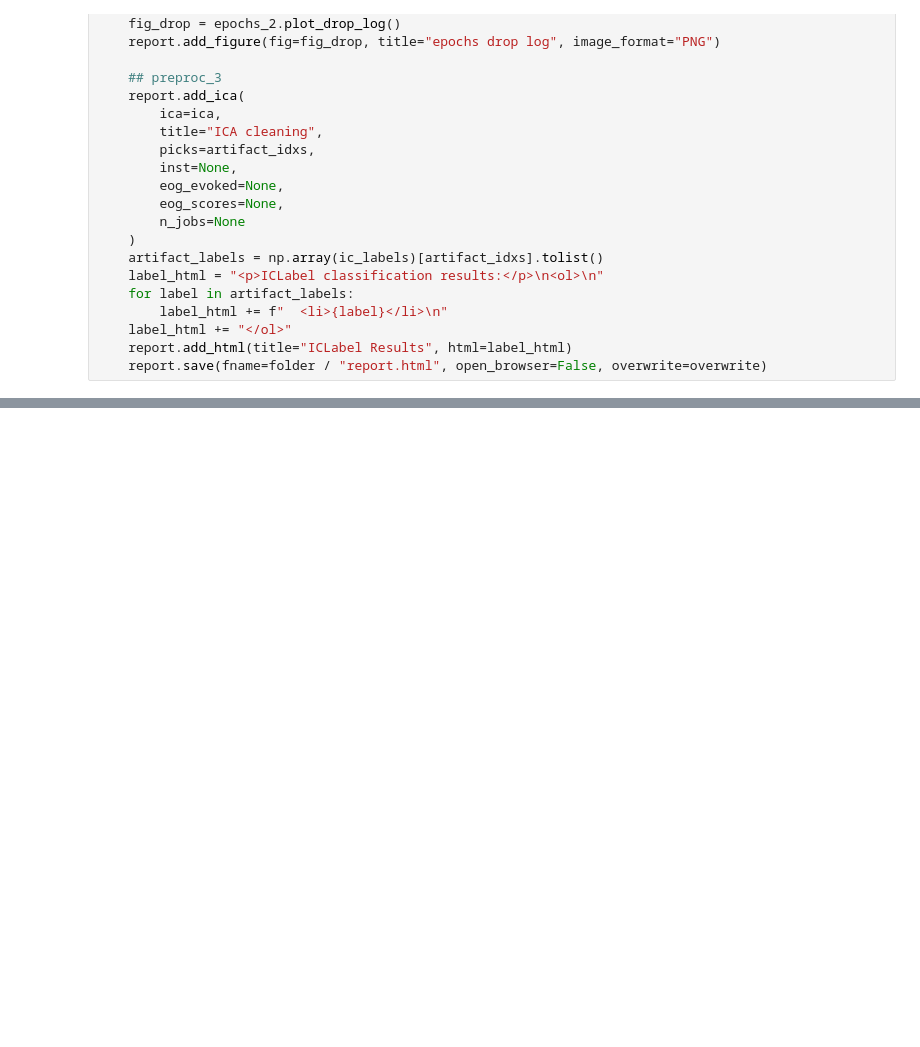
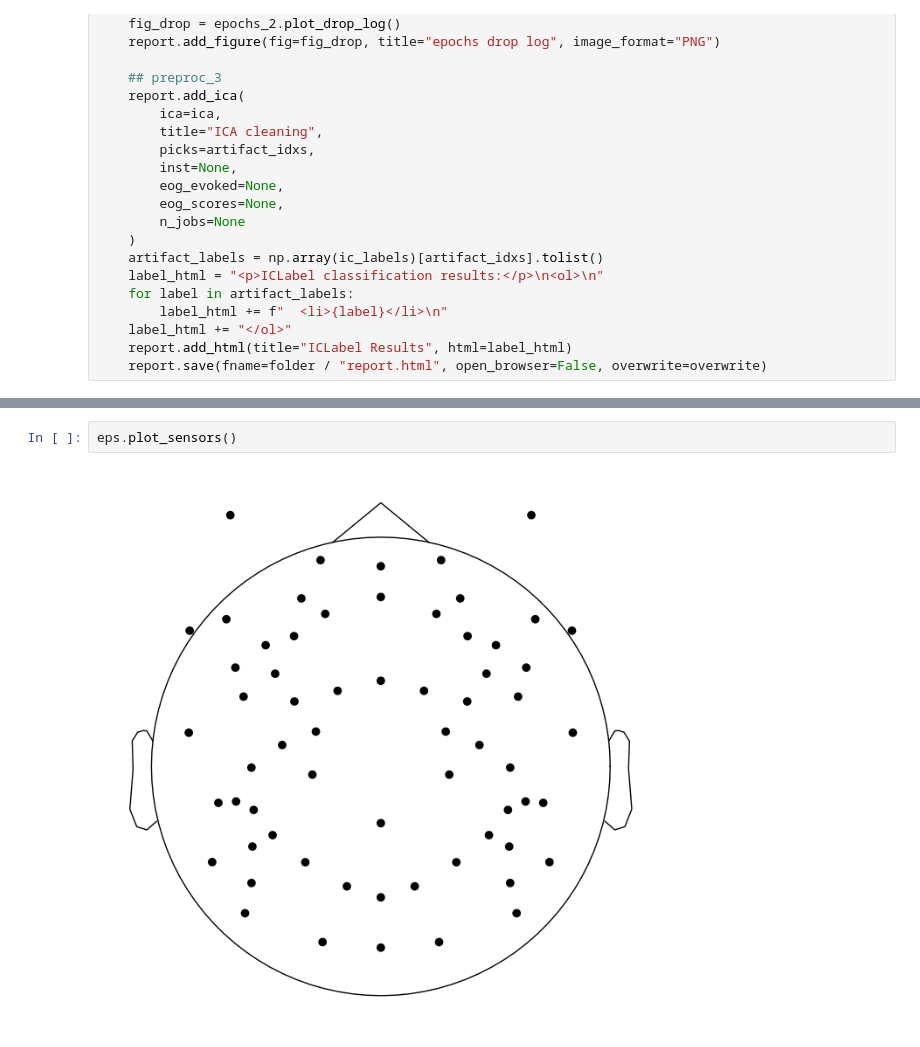
Before and after one commit to payamsash/Tinnorm, a Jupyter notebook: src/main.ipynb, the cells around one changed output, grey strips where cells are left out. Saved outputs shown, nothing was run; the diff lists cells and outputs as text; blank space fills up the shorter version.

```diff
--- a/src/main.ipynb
+++ b/src/main.ipynb
@@ -182,0 +228,4 @@ def preprocess(subject_id, bids_root=bids_root):
+# %%
+eps.plot_sensors()
+# %% [output]
+[figure, added]
```
Also changed, not shown: parts of 13 cells of this notebook.
